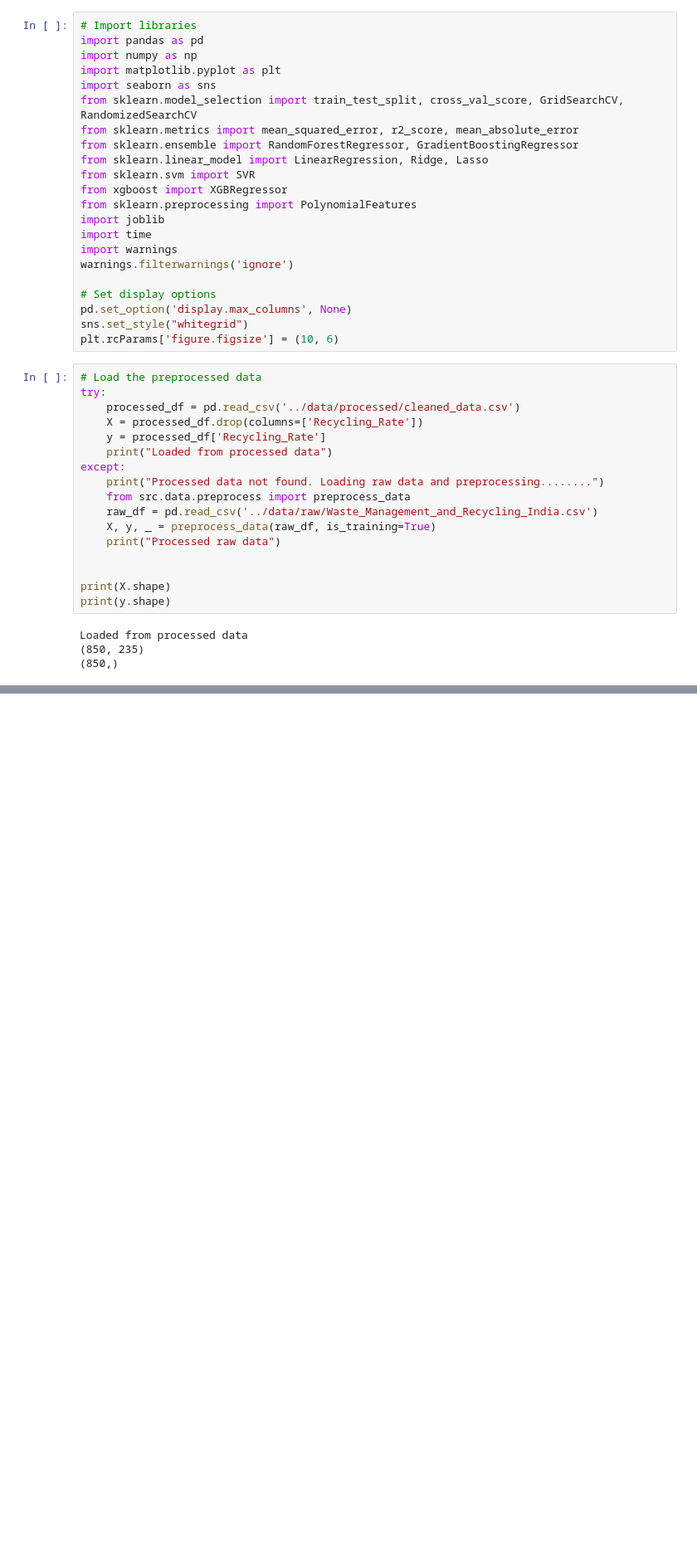
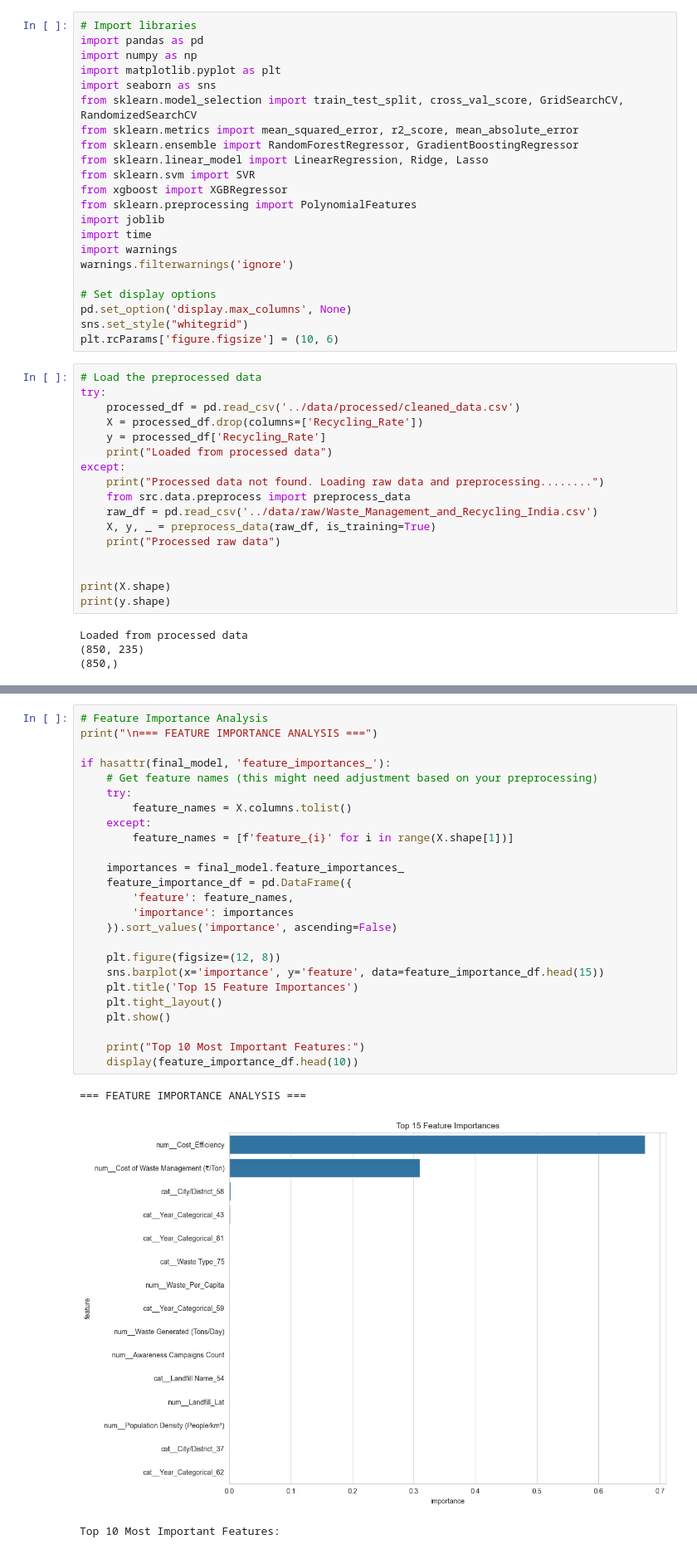
Before and after one commit to fp05107/Waste-Management-and-Recycling, a Jupyter notebook: Notebooks/03_model_training.ipynb, the cells around one changed output, grey strips where cells are left out. Shown at 83% size. Cells and saved outputs as stored; diff of their text form; blank space fills up the shorter version.

```diff
--- a/Notebooks/03_model_training.ipynb
+++ b/Notebooks/03_model_training.ipynb
@@ -65,0 +409,29 @@ ValueError: Found input variables with inconsistent numbers of samples: [850, 34
+# %%
+# Feature Importance Analysis
+print("\n=== FEATURE IMPORTANCE ANALYSIS ===")
+
+if hasattr(final_model, 'feature_importances_'):
+    # Get feature names (this might need adjustment based on your preprocessing)
+    try:
+        feature_names = X.columns.tolist()
+    except:
+        feature_names = [f'feature_{i}' for i in range(X.shape[1])]
+
+    importances = final_model.feature_importances_
+    feature_importance_df = pd.DataFrame({
+        'feature': feature_names,
+        'importance': importances
+    }).sort_values('importance', ascending=False)
+
+    plt.figure(figsize=(12, 8))
+    sns.barplot(x='importance', y='feature', data=feature_importance_df.head(15))
+    plt.title('Top 15 Feature Importances')
+    plt.tight_layout()
+    plt.show()
+
+    print("Top 10 Most Important Features:")
+    display(feature_importance_df.head(10))
+# %% [output]
+=== FEATURE IMPORTANCE ANALYSIS ===
+[figure, added]
+Top 10 Most Important Features:
```
Also changed, not shown: parts of 17 cells of this notebook, 20 other files.
